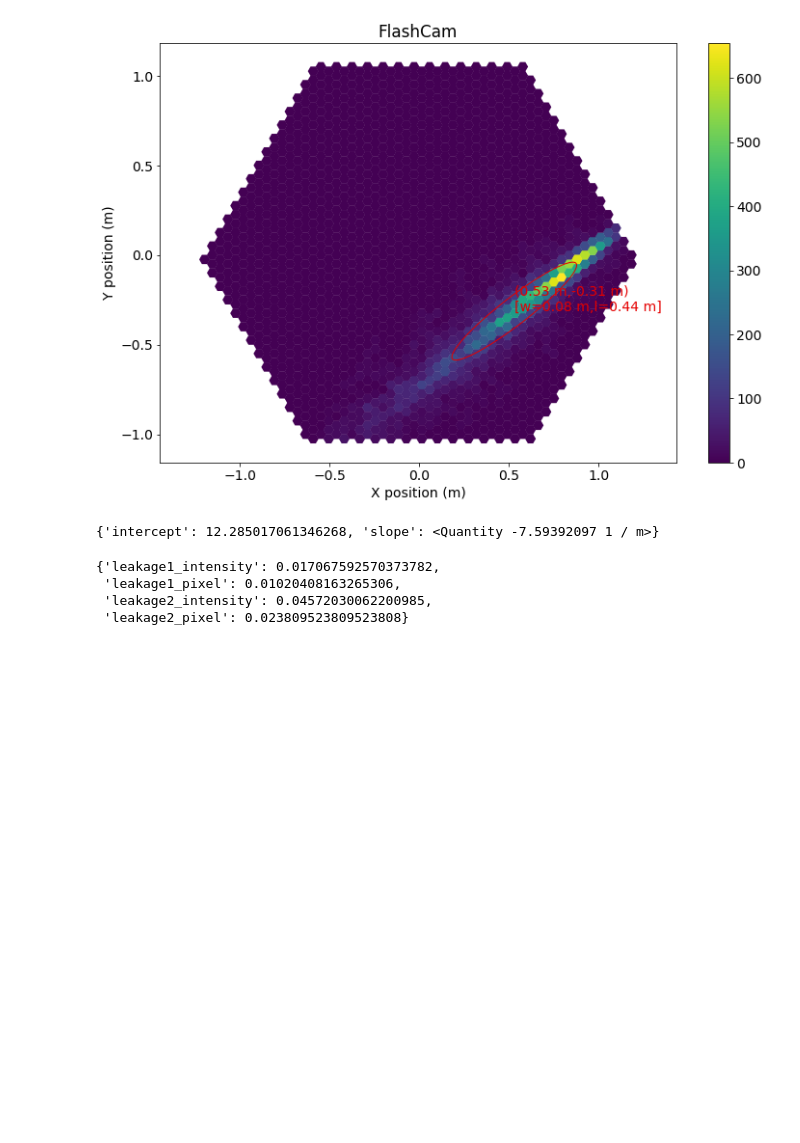
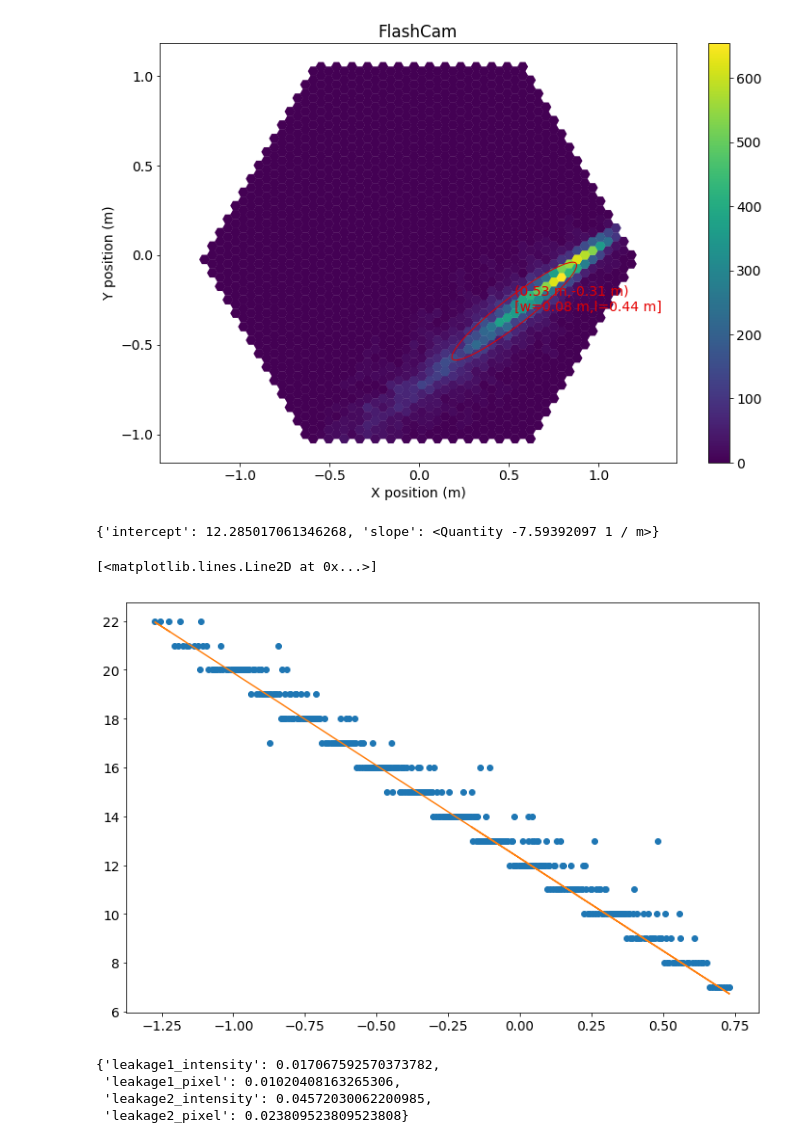
Before and after one commit to cta-observatory/ctapipe, a Jupyter notebook: examples/notebooks/2018_lst_analysis_bootcamp.ipynb, the cells around one changed output. Saved outputs shown, nothing was run; the diff lists cells and outputs as text; code cells hidden in the pictures; blank space fills up the shorter version.

```diff
--- a/examples/notebooks/2018_lst_analysis_bootcamp.ipynb
+++ b/examples/notebooks/2018_lst_analysis_bootcamp.ipynb
@@ -288,6 +288,14 @@ timing = timing_parameters(
 print(timing)
 # %% [output]
 {'intercept': 12.285017061346268, 'slope': <Quantity -7.59392097 1 / m>}
+# %%
+long, trans = camera.get_shower_coordinates(hillas.x, hillas.y, hillas.psi)
+
+plt.plot(long[clean], dl1.peakpos[0][clean], 'o')
+plt.plot(long[clean], timing.slope * long[clean] + timing.intercept)
+# %% [output]
+[<matplotlib.lines.Line2D at 0x...>]
+[figure, added]
 # %%
 l = leakage(camera, dl1.image[0], clean)
 print(l)
```
Also changed, not shown: parts of 7 cells of this notebook.
